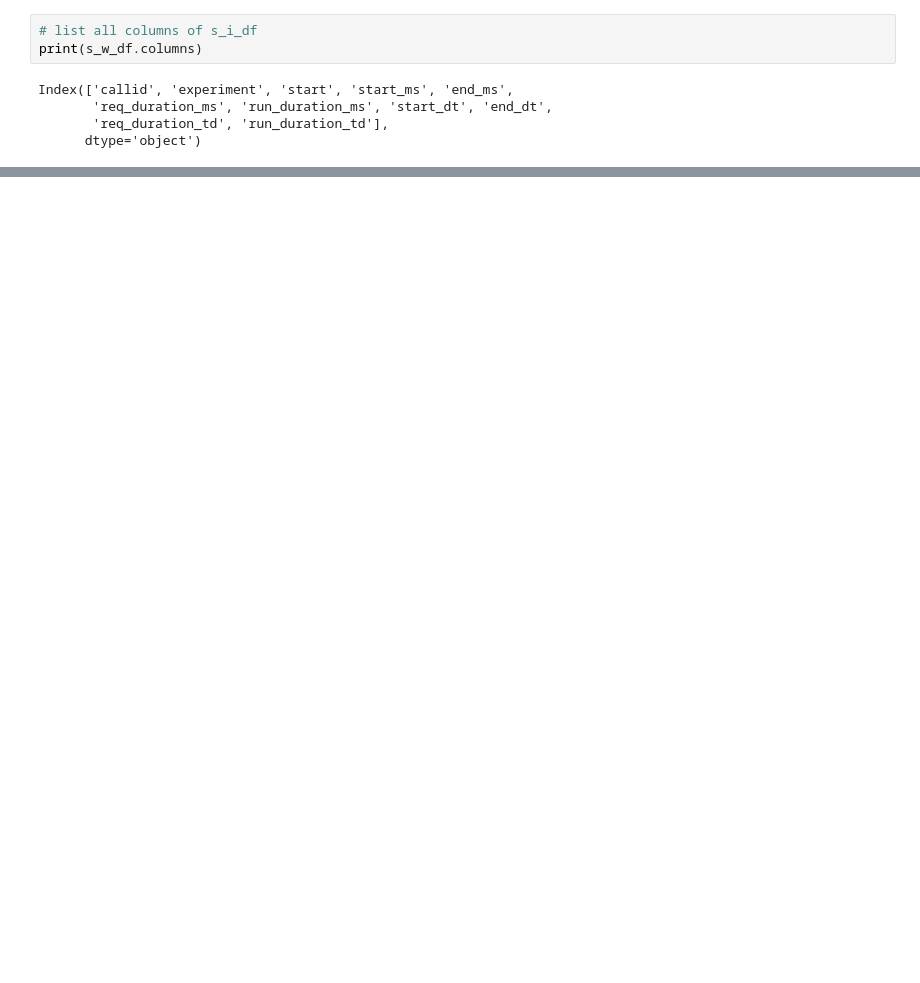
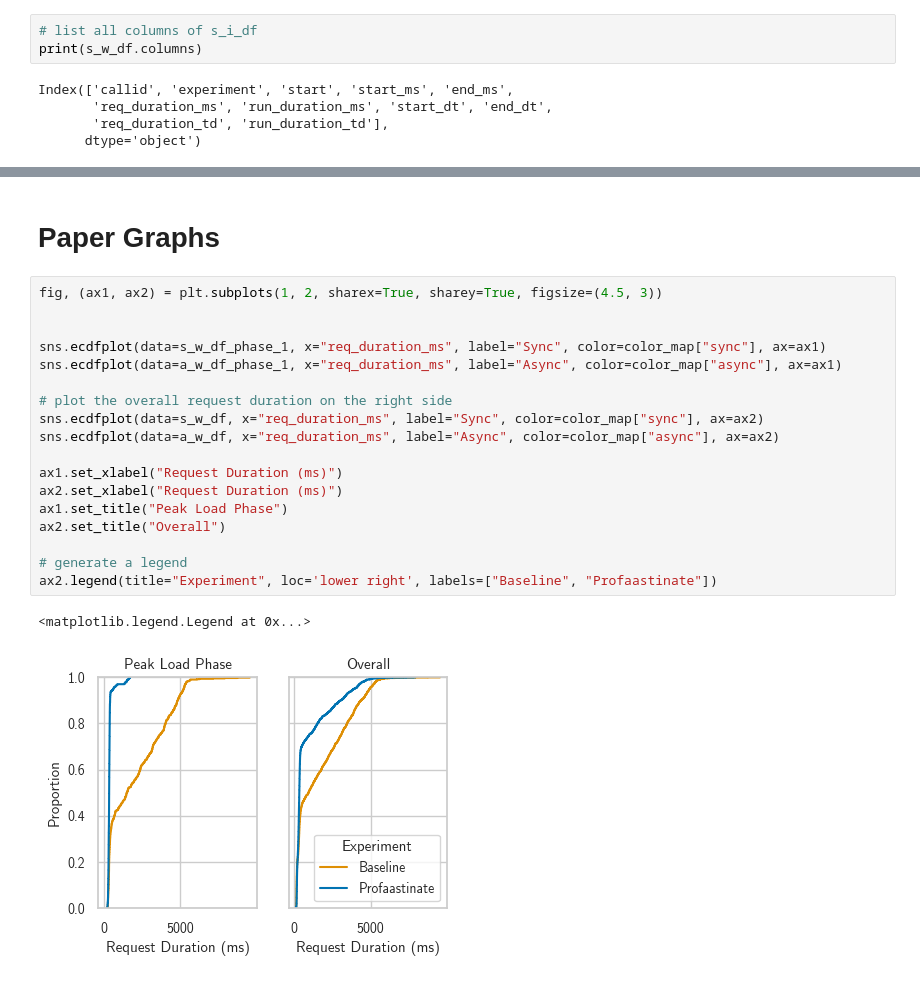
Before and after one commit to umbrellerde/nuclio, a Jupyter notebook: profaastinate/evaluation/stats/properstats.ipynb, the cells around one changed output, grey strips where cells are left out. Cells and saved outputs as stored; diff of their text form; blank space fills up the shorter version.

```diff
--- a/profaastinate/evaluation/stats/properstats.ipynb
+++ b/profaastinate/evaluation/stats/properstats.ipynb
@@ -311,2 +338,25 @@ Text(0.5, 1.0, '...overall')
+# %% [markdown]
+# Paper Graphs
+# %%
+fig, (ax1, ax2) = plt.subplots(1, 2, sharex=True, sharey=True, figsize=(4.5, 3))
+
+
+sns.ecdfplot(data=s_w_df_phase_1, x="req_duration_ms", label="Sync", color=color_map["sync"], ax=ax1)
+sns.ecdfplot(data=a_w_df_phase_1, x="req_duration_ms", label="Async", color=color_map["async"], ax=ax1)
+
+# plot the overall request duration on the right side
+sns.ecdfplot(data=s_w_df, x="req_duration_ms", label="Sync", color=color_map["sync"], ax=ax2)
+sns.ecdfplot(data=a_w_df, x="req_duration_ms", label="Async", color=color_map["async"], ax=ax2)
+
+ax1.set_xlabel("Request Duration (ms)")
+ax2.set_xlabel("Request Duration (ms)")
+ax1.set_title("Peak Load Phase")
+ax2.set_title("Overall")
+
+# generate a legend
+ax2.legend(title="Experiment", loc='lower right', labels=["Baseline", "Profaastinate"])
+# %% [output]
+<matplotlib.legend.Legend at 0x...>
+[figure, added]
 # %%
 # Plot rolling CPU Usage
```
Also changed, not shown: parts of 11 cells of this notebook, 3 other files.
